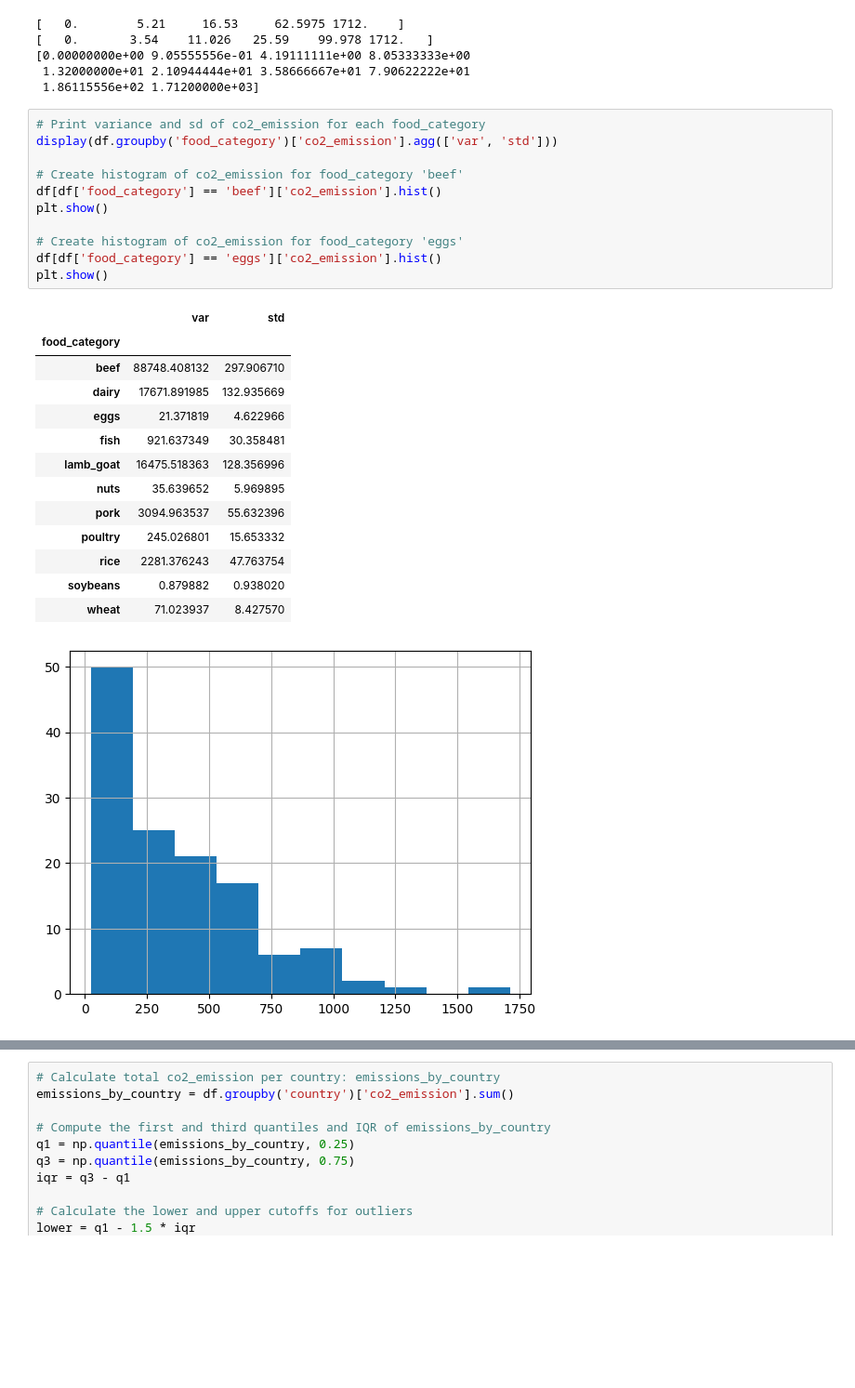
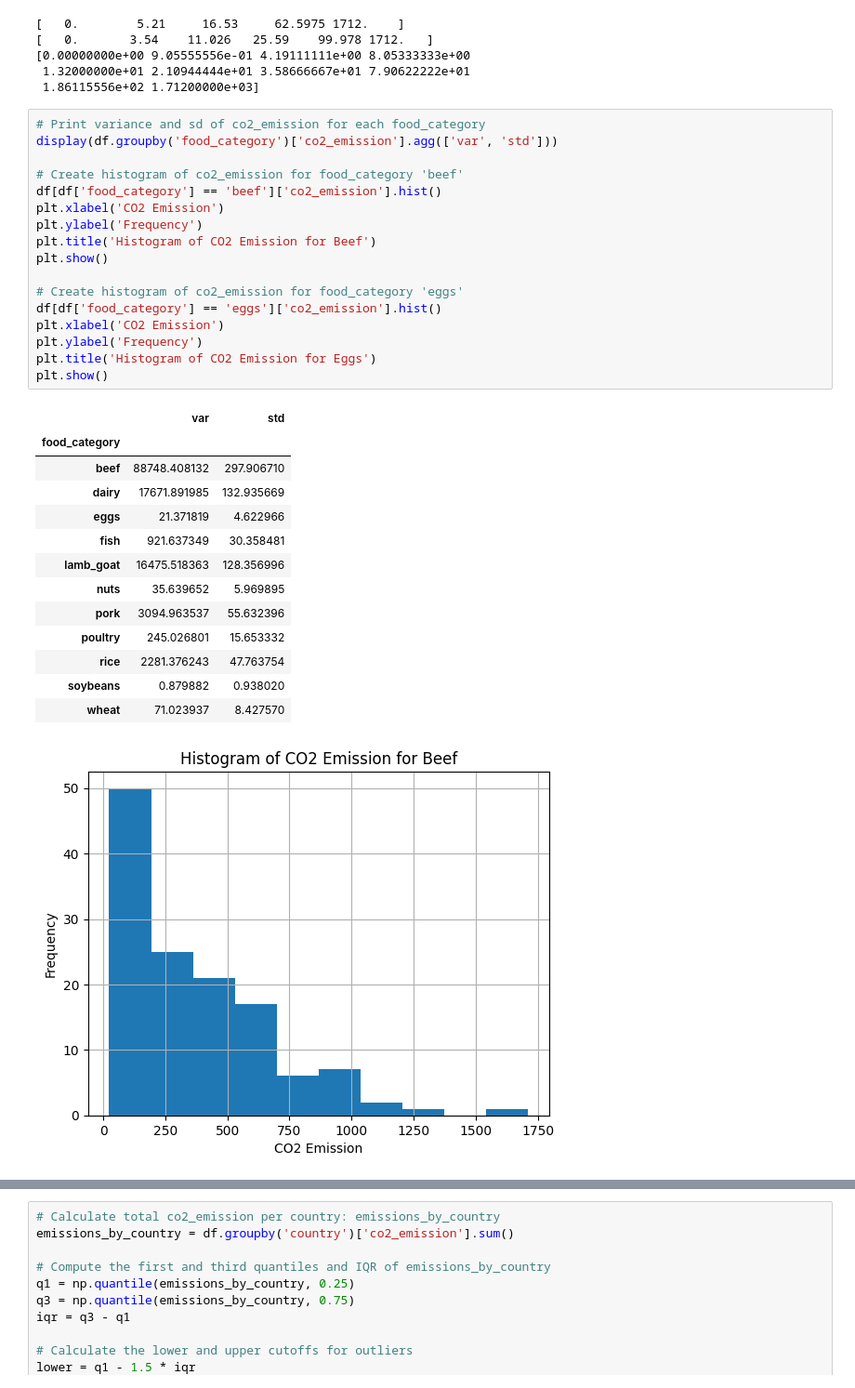
Before and after one commit to Kinosaur/Data-Science-Learning, a Jupyter notebook: Class07 Stats in Python - Data Sets/6540131_KaungKhantLin_C7.ipynb, the cells around one changed output, grey strips where cells are left out. Shown: that part at 93% size. Drawn from its saved outputs; the diff is of its cells as text; blank space fills up the shorter version.

```diff
--- a/Class07 Stats in Python - Data Sets/6540131_KaungKhantLin_C7.ipynb
+++ b/Class07 Stats in Python - Data Sets/6540131_KaungKhantLin_C7.ipynb
@@ -79,26 +79,32 @@ print(np.quantile(df['co2_emission'], np.linspace(0, 1, 10)))
 # %%
 # Print variance and sd of co2_emission for each food_category
 display(df.groupby('food_category')['co2_emission'].agg(['var', 'std']))
 
 # Create histogram of co2_emission for food_category 'beef'
 df[df['food_category'] == 'beef']['co2_emission'].hist()
+plt.xlabel('CO2 Emission')
+plt.ylabel('Frequency')
+plt.title('Histogram of CO2 Emission for Beef')
 plt.show()
 
 # Create histogram of co2_emission for food_category 'eggs'
 df[df['food_category'] == 'eggs']['co2_emission'].hist()
+plt.xlabel('CO2 Emission')
+plt.ylabel('Frequency')
+plt.title('Histogram of CO2 Emission for Eggs')
 plt.show()
 # %% [output]
 |  | var | std |
 | food_category |  |  |
 | beef | 88748.408132 | 297.906710 |
 | dairy | 17671.891985 | 132.935669 |
 | eggs | 21.371819 | 4.622966 |
 | fish | 921.637349 | 30.358481 |
 | lamb_goat | 16475.518363 | 128.356996 |
 | nuts | 35.639652 | 5.969895 |
 | pork | 3094.963537 | 55.632396 |
 | poultry | 245.026801 | 15.653332 |
 | rice | 2281.376243 | 47.763754 |
 | soybeans | 0.879882 | 0.938020 |
 | wheat | 71.023937 | 8.427570 |
-[figure, old version]
+[figure, new version]
```
Also changed, not shown: parts of 1 cell of this notebook, 9 other files.
